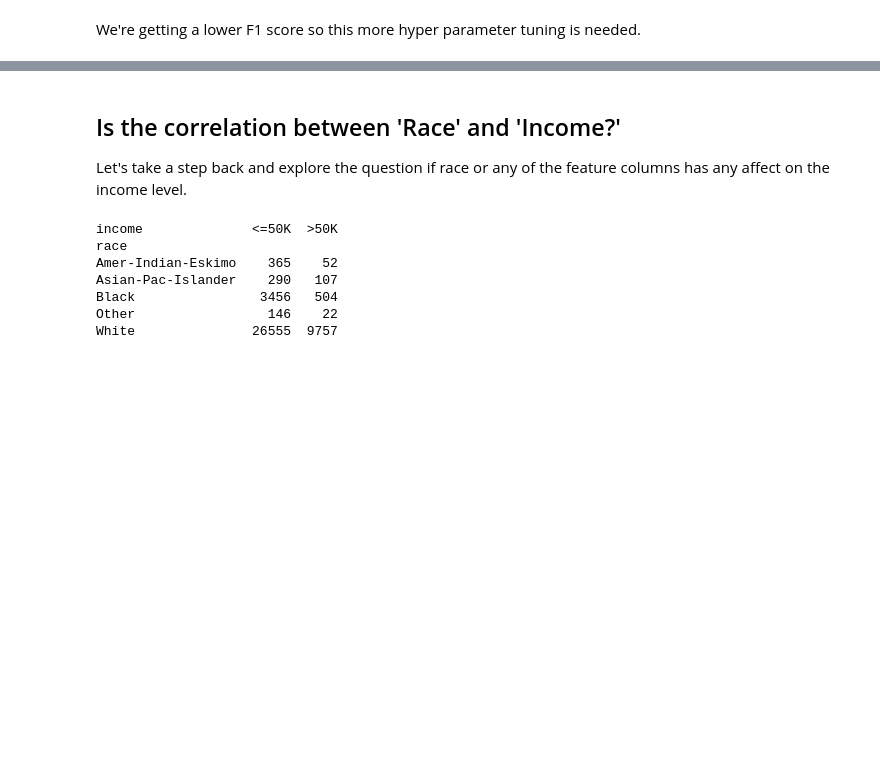
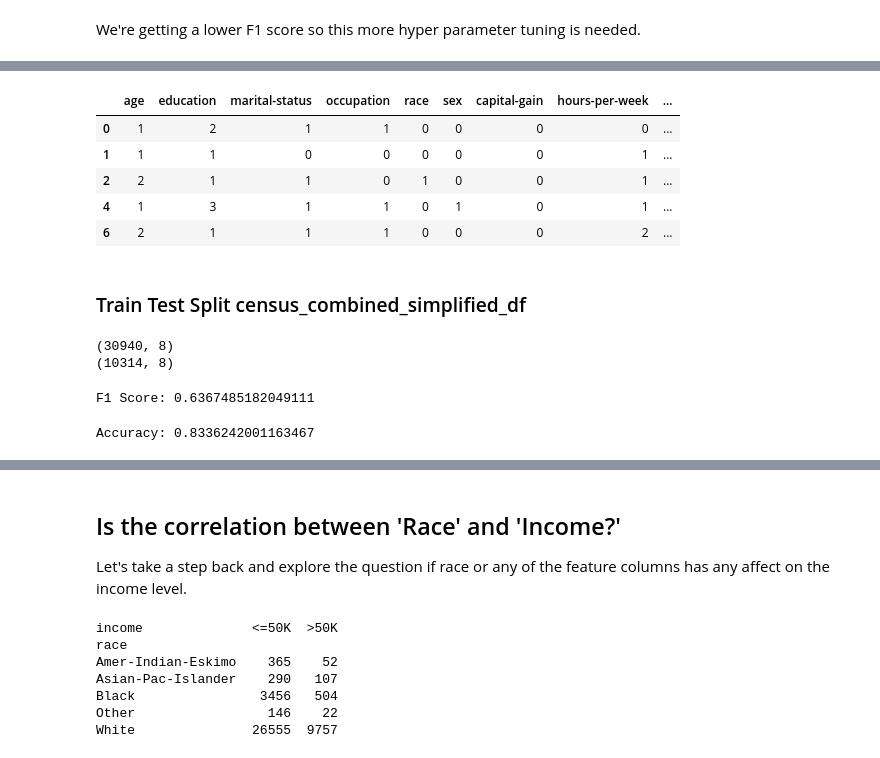
Before and after one commit to AIBC2024/Group-2-Census-Income, a Jupyter notebook: Group_2_Census_Income_ML_Model.ipynb, the cells around one changed output, grey strips where cells are left out. Saved outputs shown, nothing was run; the diff lists cells and outputs as text; code cells hidden in the pictures; blank space fills up the shorter version.

```diff
--- a/Group_2_Census_Income_ML_Model.ipynb
+++ b/Group_2_Census_Income_ML_Model.ipynb
@@ -932,0 +962,47 @@ We're getting a lower F1 score so this more hyper parameter tuning is needed.
+# %%
+# Make a copy of the census_combined_df and drop the columns 'fnlwgt', 'workclass', and 'capital-loss'
+census_combined_simplified_df = census_combined_df.drop(columns=['fnlwgt', 'workclass', 'capital-loss'])
+census_combined_simplified_df.head()
+# %% [output]
+|  | age | education | marital-status | occupation | race | sex | capital-gain | hours-per-week | ... |
+| 0 | 1 | 2 | 1 | 1 | 0 | 0 | 0 | 0 | ... |
+| 1 | 1 | 1 | 0 | 0 | 0 | 0 | 0 | 1 | ... |
+| 2 | 2 | 1 | 1 | 0 | 1 | 0 | 0 | 1 | ... |
+| 4 | 1 | 3 | 1 | 1 | 0 | 1 | 0 | 1 | ... |
+| 6 | 2 | 1 | 1 | 1 | 0 | 0 | 0 | 2 | ... |
+# %% [markdown]
+### Train Test Split census_combined_simplified_df
+# %%
+# Define X and Y
+X = census_combined_simplified_df.drop('income', axis=1)
+y = census_combined_simplified_df['income']
+
+# Split the data into training and testing sets
+X_train, X_test, y_train, y_test = train_test_split(X, y, random_state=42)
+
+# Verify the shapes of the training and testing sets
+print(X_train.shape)
+print(X_test.shape)
+# %% [output]
+(30940, 8)
+(10314, 8)
+# %%
+# Create the model and fit the scaled data into LogisticRegression()
+model = LogisticRegression(solver='liblinear', max_iter=1000)
+model.fit(X_train, y_train)
+
+# Predict the test set
+y_pred = model.predict(X_test)
+
+# Calculate the F1 score
+# Assuming the positive class is '>50K' (as in the common census income dataset)
+f1 = f1_score(y_test, y_pred)
+print("F1 Score:", f1)
+# %% [output]
+F1 Score: 0.6367485182049111
+# %%
+# Calculate the accuracy of the model
+accuracy = accuracy_score(y_test, y_pred)
+print(f"Accuracy: {accuracy}")
+# %% [output]
+Accuracy: 0.8336242001163467
```
Also changed, not shown: parts of 12 cells of this notebook.
